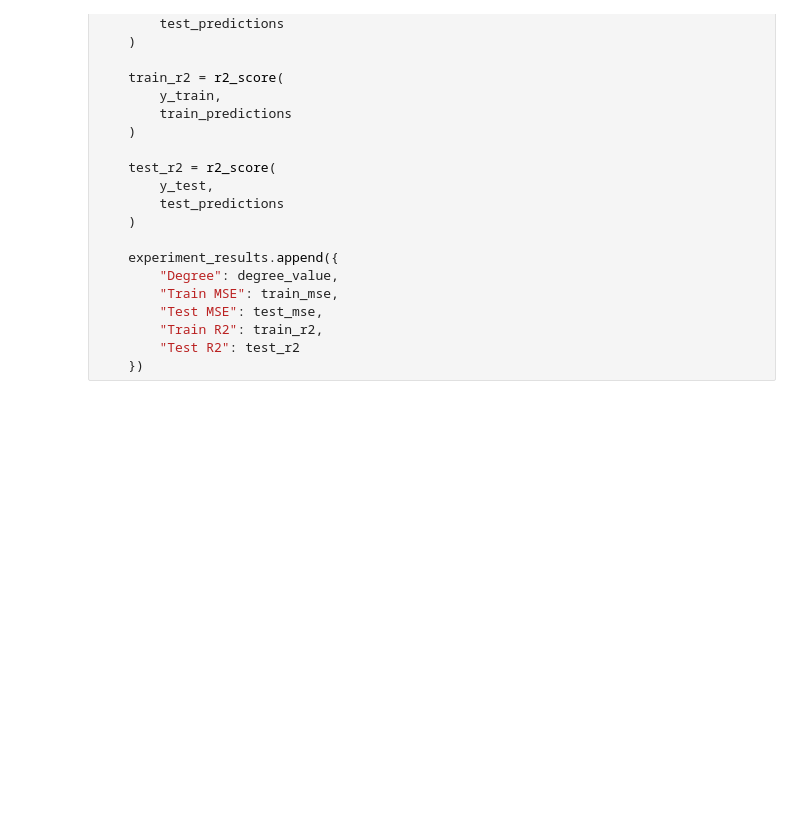
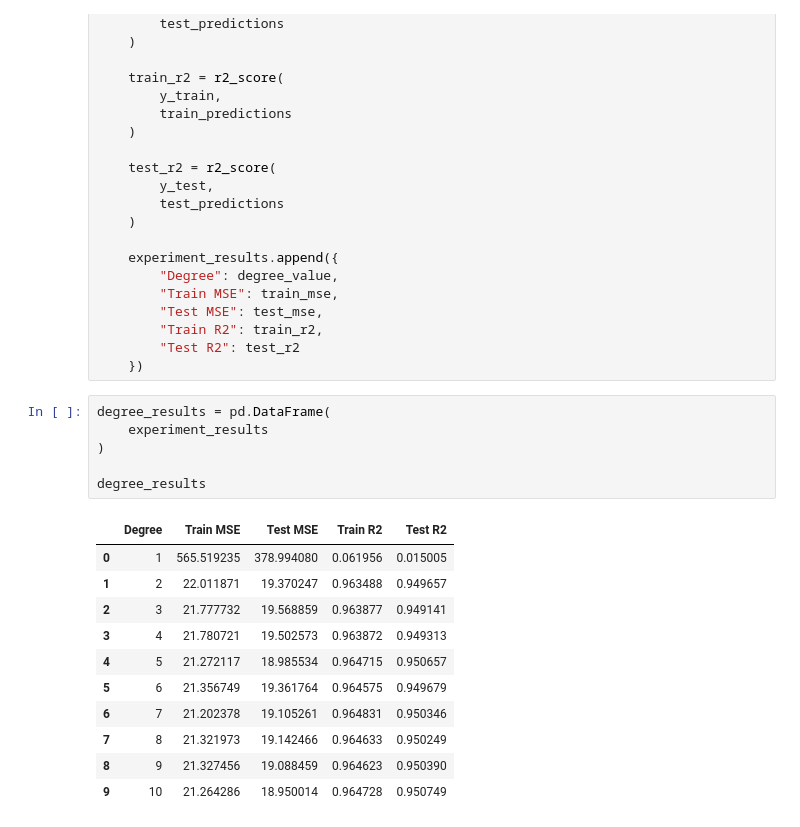
Before and after one commit to AHMAD-ALI5/machine-learning-from-scratch, a Jupyter notebook: machine-learning-from-scratch/regression/polynomial regression.ipynb, the cells around one changed output. Drawn from its saved outputs; the diff is of its cells as text; blank space fills up the shorter version.

```diff
--- a/machine-learning-from-scratch/regression/polynomial regression.ipynb
+++ b/machine-learning-from-scratch/regression/polynomial regression.ipynb
@@ -784,3 +784,21 @@ for degree_value in degrees:
         "Train R2": train_r2,
         "Test R2": test_r2
     })
+# %%
+degree_results = pd.DataFrame(
+    experiment_results
+)
+
+degree_results
+# %% [output]
+|  | Degree | Train MSE | Test MSE | Train R2 | Test R2 |
+| 0 | 1 | 565.519235 | 378.994080 | 0.061956 | 0.015005 |
+| 1 | 2 | 22.011871 | 19.370247 | 0.963488 | 0.949657 |
+| 2 | 3 | 21.777732 | 19.568859 | 0.963877 | 0.949141 |
+| 3 | 4 | 21.780721 | 19.502573 | 0.963872 | 0.949313 |
+| 4 | 5 | 21.272117 | 18.985534 | 0.964715 | 0.950657 |
+| 5 | 6 | 21.356749 | 19.361764 | 0.964575 | 0.949679 |
+| 6 | 7 | 21.202378 | 19.105261 | 0.964831 | 0.950346 |
+| 7 | 8 | 21.321973 | 19.142466 | 0.964633 | 0.950249 |
+| 8 | 9 | 21.327456 | 19.088459 | 0.964623 | 0.950390 |
+| 9 | 10 | 21.264286 | 18.950014 | 0.964728 | 0.950749 |
```
Also changed, not shown: parts of 4 cells of this notebook.
